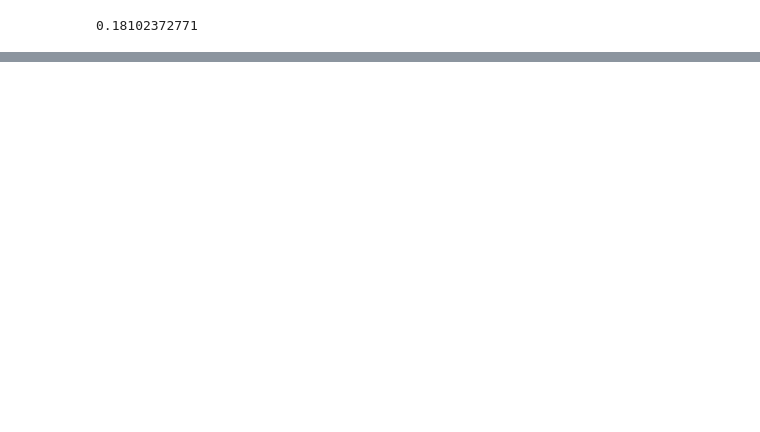
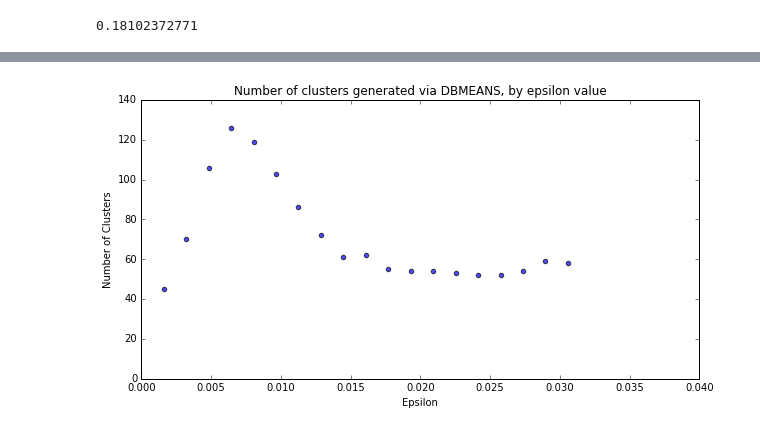
Before and after one commit to pksohn/tweet-clustering, a Jupyter notebook: notebooks/Results.ipynb, the cells around one changed output, grey strips where cells are left out. Drawn from its saved outputs; the diff is of its cells as text; code cells hidden in the pictures; blank space fills up the shorter version.

```diff
--- a/notebooks/Results.ipynb
+++ b/notebooks/Results.ipynb
@@ -51,0 +147,20 @@ print slope
+# %%
+dbscan = pd.read_csv(os.path.join(baseline, 'dbscan_from0.1_to2.0_by0.1.csv'))
+# %%
+plt.figure(figsize=[10,5])
+
+# Plot scatter points
+plt.scatter(x=dbscan.espilon, y=dbscan.clusters, alpha=0.7)
+
+# # Add line of best fit
+# bestfit = np.poly1d(np.polyfit(kmeans.clusters, kmeans.seconds, 1))(kmeans.clusters)
+# plt.plot(kmeans.clusters, bestfit, color='blue', alpha=0.7)
+
+# Labels and other parameters
+plt.axis(xmin=0, ymin=0)
+plt.xlabel('Epsilon')
+plt.ylabel('Number of Clusters')
+plt.title('Number of clusters generated via DBMEANS, by epsilon value')
+plt.show()
+# %% [output]
+[figure, added]
```
Also changed, not shown: parts of 10 cells of this notebook, 3 other files.
